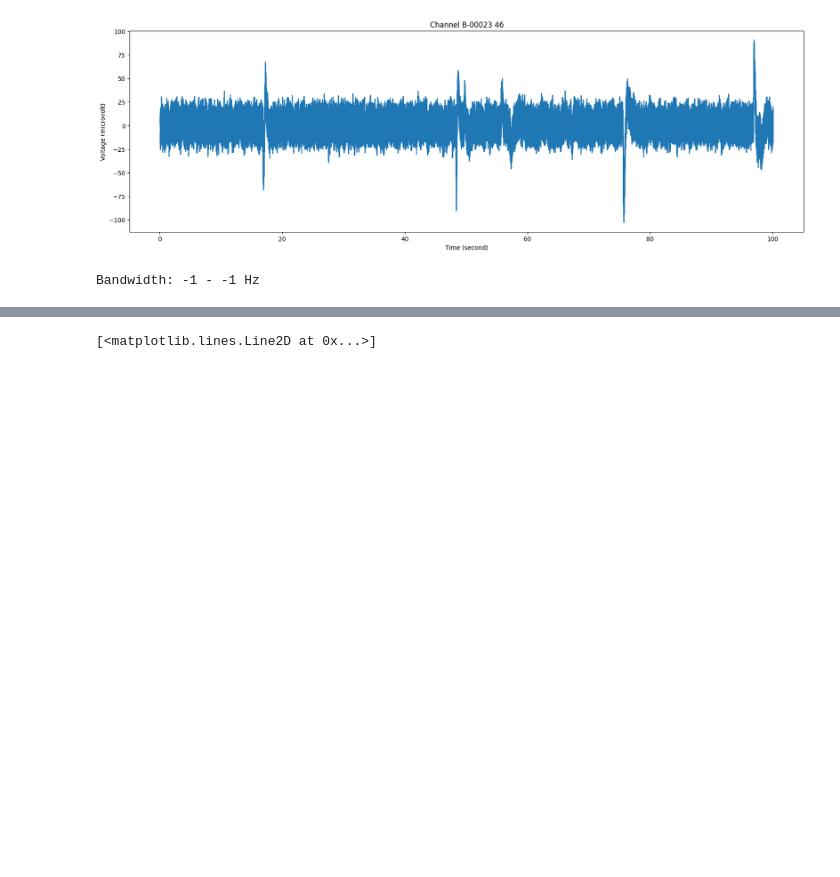
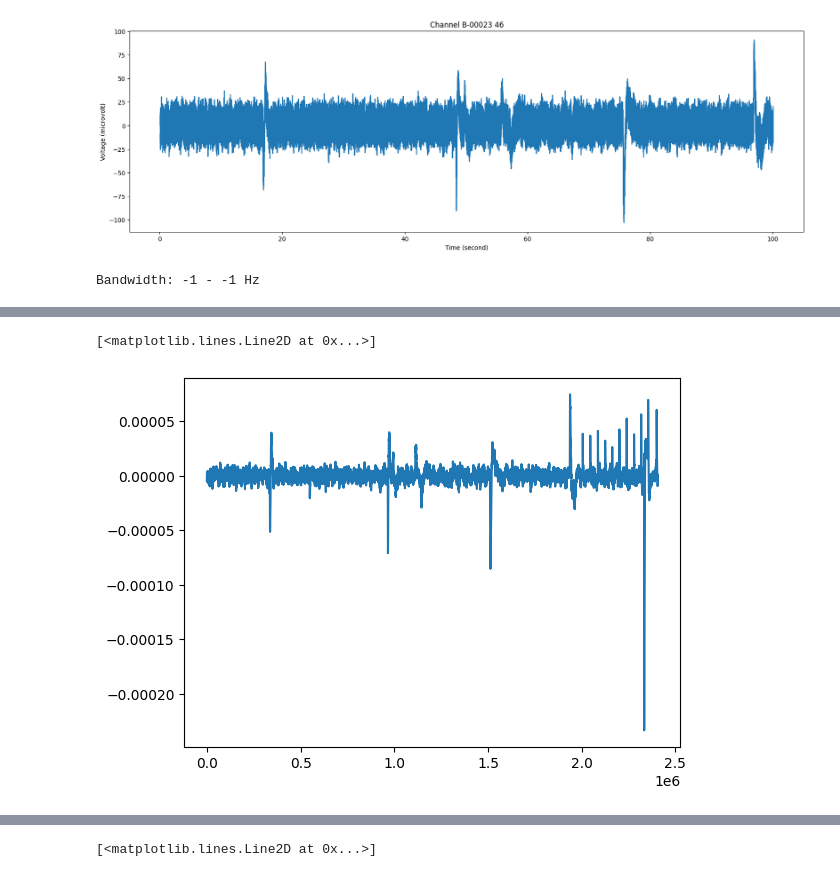
Before and after one commit to inesstsarah/scilifelab_mcs_organoid_analysis, a Jupyter notebook: signal_analysis_mcs.ipynb, the cells around one changed output, grey strips where cells are left out. Saved outputs shown, nothing was run; the diff lists cells and outputs as text; code cells hidden in the pictures; blank space fills up the shorter version.

```diff
--- a/jupyter-notebooks/signal_analysis_mcs.ipynb
+++ b/signal_analysis_mcs.ipynb
@@ -244,2 +260,7 @@ signal.astype('int16').tofile("testing.bin")
+# %%
+plt.plot(filtered_signal)
+# %% [output]
+[<matplotlib.lines.Line2D at 0x...>]
+[figure, added]
 # %%
 # Determine suitable threshold for spike detection
```
Also changed, not shown: parts of 15 cells of this notebook, 7 other files.
